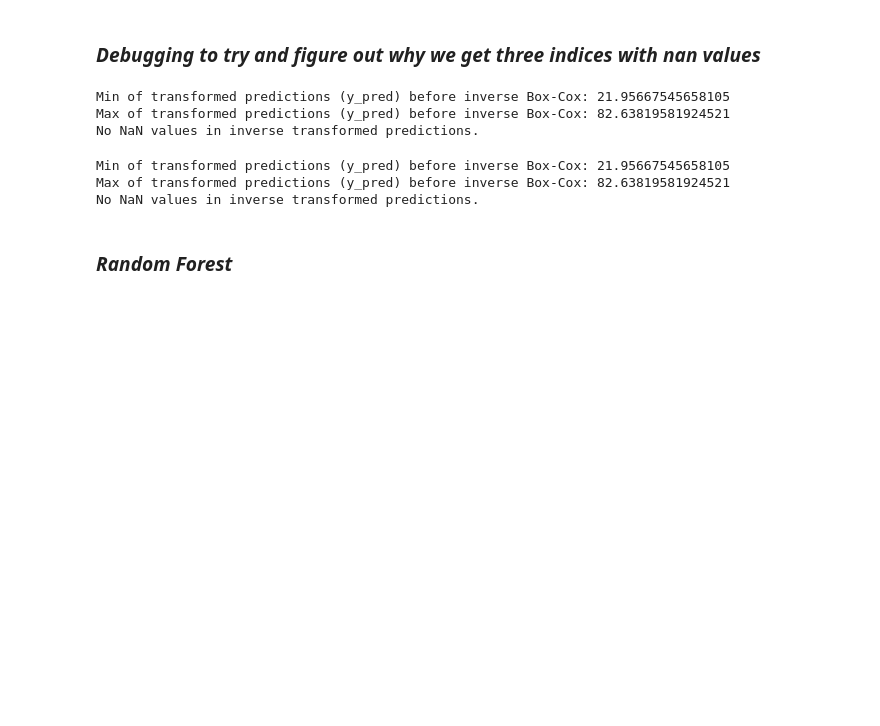
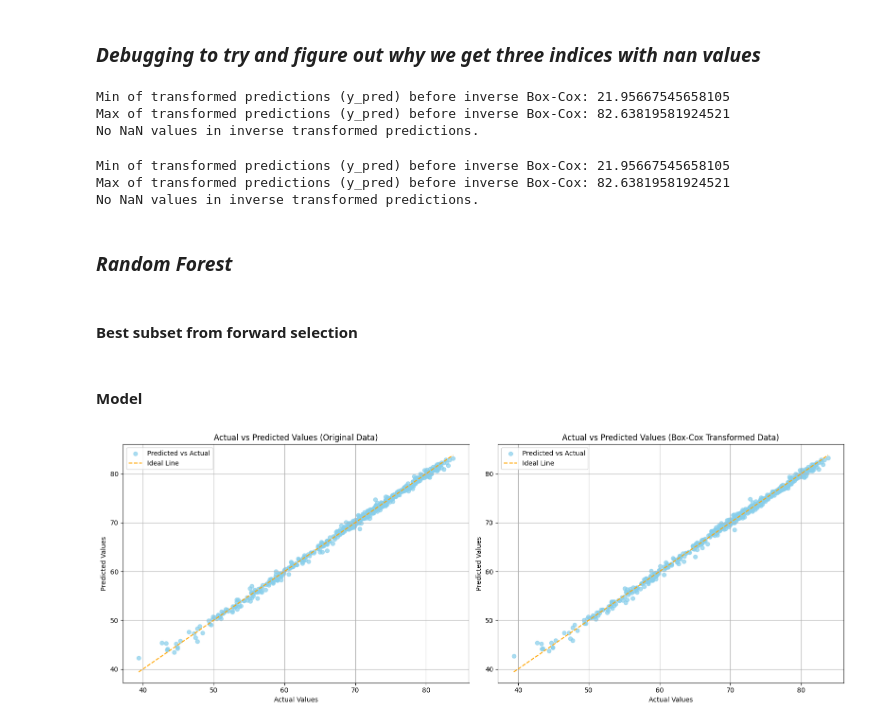
Before and after one commit to malinhauglandh/life-expectancy-prediction, a Jupyter notebook: eda/feature_selection.ipynb, the cells around one changed output. Drawn from its saved outputs; the diff is of its cells as text; code cells hidden in the pictures; blank space fills up the shorter version.

```diff
--- a/eda/feature_selection.ipynb
+++ b/eda/feature_selection.ipynb
@@ -781,3 +769,66 @@ Max of transformed predictions (y_pred) before inverse Box-Cox: 82.6381958192452
 No NaN values in inverse transformed predictions.
 # %% [markdown]
 ### _Random Forest_
+# %% [markdown]
+#### Best subset from forward selection
+# %%
+# Transformed data
+optimal_features_tr_fw = sfs.subsets_[min_bic_idx]['feature_idx']  # Get indices of optimal features
+feature_names_og = X.columns[list(optimal_features_tr_fw)]  # Get names of these features
+X_optimal_tr = X_train.iloc[:, list(optimal_features_tr_fw)]  # Optimal features from training set
+X_optimal_test = X_test.iloc[:, list(optimal_features_tr_fw)]  # Test set with optimal features
+
+# Original data
+optimal_features_og_fw = sfs.subsets_[min_bic_idx]['feature_idx']  # Get indices of optimal features
+feature_names_og = X_og.columns[list(optimal_features_og_fw)]  # Get names of these features
+
+# Subset the test data with the optimal features
+X_optimal_test_og = X_test_og.iloc[:, list(optimal_features_og_fw)]  # Test set with optimal features
+# %% [markdown]
+#### Model
+# %%
+# Random forest on the transformed data
+rf_model = RandomForestRegressor(n_estimators=100, random_state=42)
+rf_model.fit(X_optimal_tr, y_train)  # Train on the training set
+
+# Generate predictions on the test set
+y_pred_rf = rf_model.predict(X_optimal_test)  # Predict on the test set
+
+# Random forest on the original data
+rf_model = RandomForestRegressor(n_estimators=100, random_state=42)
+rf_model.fit(X_optimal, y_train_og)  # Train on the training set
+
+# Generate predictions on the test set
+y_pred_rf_og = rf_model.predict(X_optimal_test_og)  # Predict on the test set
+
+
+# Create a figure with two subplots side by side
+fig, (ax1, ax2) = plt.subplots(1, 2, figsize=(16, 6))
+
+# For the transformed (Box-Cox transformed) data
+y_test_inv = inv_boxcox(y_test, lambda_val)
+y_pred_rf_inv = inv_boxcox(y_pred_rf, lambda_val)
+
+# First plot: Actual vs Predicted for the first model (y_test_og vs y_pred_rf_og)
+ax1.scatter(y_test_og, y_pred_rf_og, color='skyblue', label='Predicted vs Actual', alpha=0.7)
+ax1.plot([min(y_test_og), max(y_test_og)], [min(y_test_og), max(y_test_og)], color='orange', linestyle='--', label='Ideal Line')
+ax1.set_title('Actual vs Predicted Values (Original Data)')
+ax1.set_xlabel('Actual Values')
+ax1.set_ylabel('Predicted Values')
+ax1.legend()
+ax1.grid(True)
+
+# Second plot: Actual vs Predicted for the second model (y_test vs y_pred_rf)
+ax2.scatter(y_test_inv, y_pred_rf_inv, color='skyblue', label='Predicted vs Actual', alpha=0.7)
+ax2.plot([min(y_test_inv), max(y_test_inv)], [min(y_test_inv), max(y_test_inv)], color='orange', linestyle='--', label='Ideal Line')
+ax2.set_title('Actual vs Predicted Values (Box-Cox Transformed Data)')
+ax2.set_xlabel('Actual Values')
+ax2.set_ylabel('Predicted Values')
+ax2.legend()
+ax2.grid(True)
+
+# Show the plots
+plt.tight_layout()
+plt.show()
+# %% [output]
+[figure, added]
```
Also changed, not shown: parts of 18 cells of this notebook.
